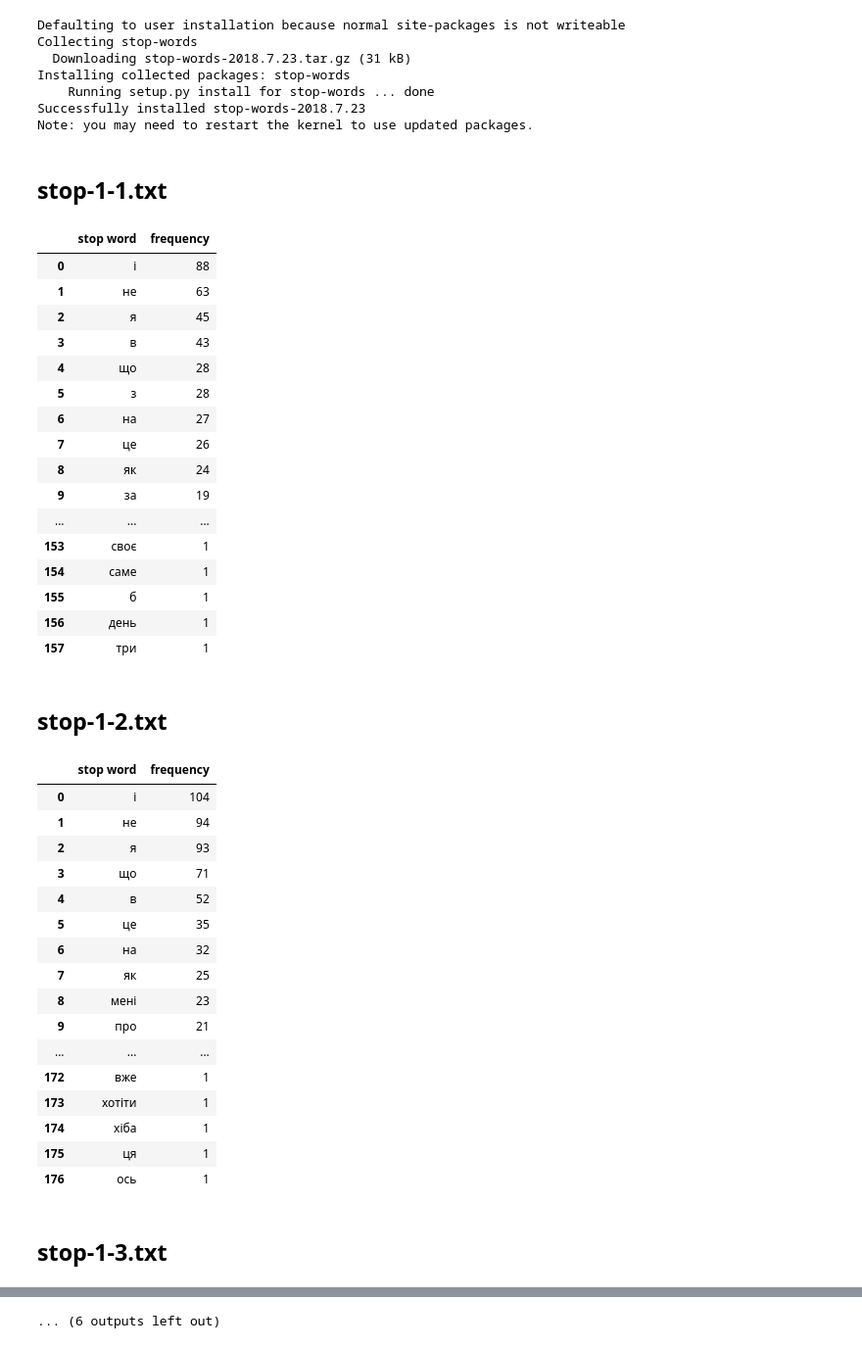
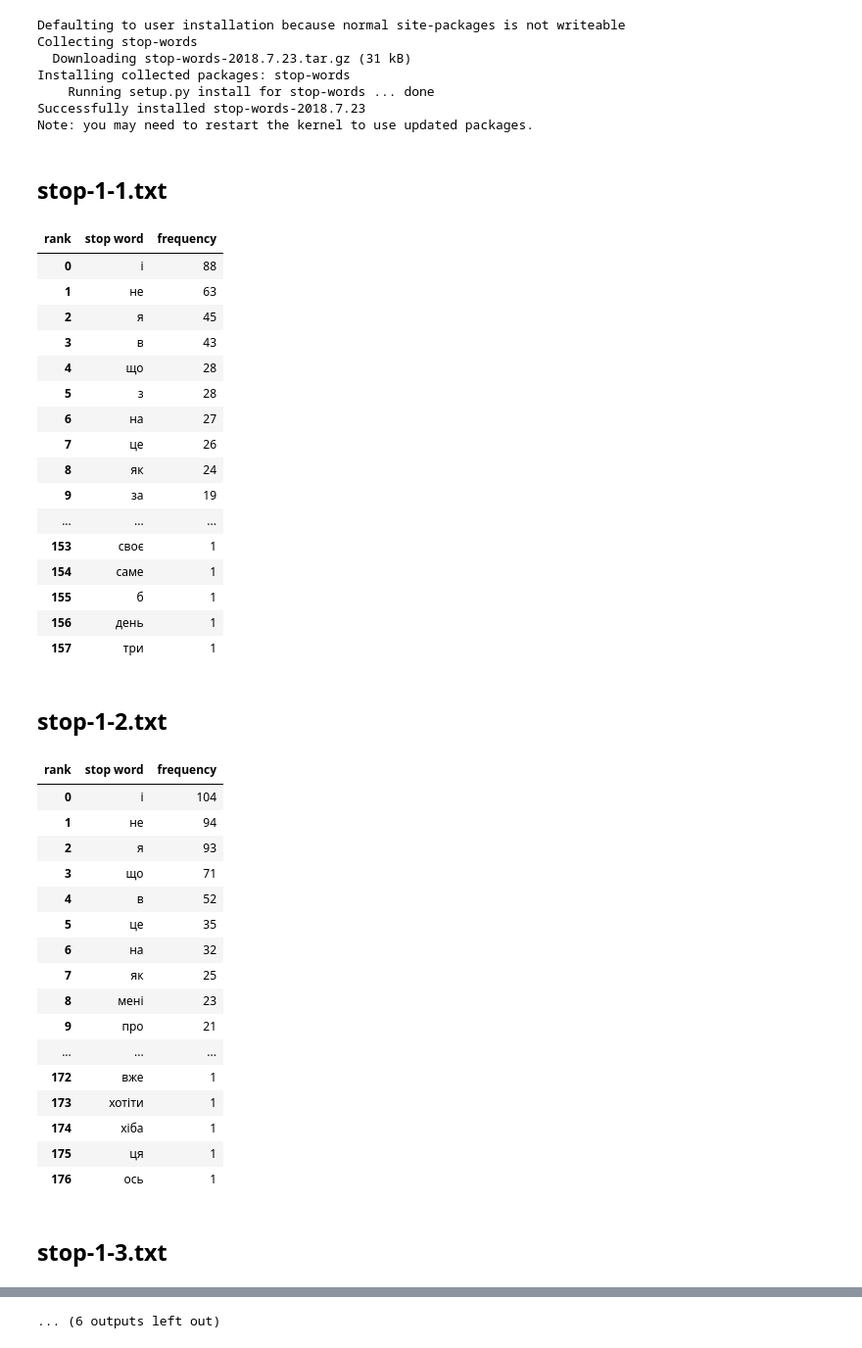
Before and after one commit to LanaVoronchuk/ukrainian-word-mood, a Jupyter notebook: stop-words/Stop_Words.ipynb, the cells around one changed output, grey strips where cells are left out. Shown at 98% size. Drawn from its saved outputs; the diff is of its cells as text; code cells hidden in the pictures.

```diff
--- a/stop-words/Stop_Words.ipynb
+++ b/stop-words/Stop_Words.ipynb
@@ -52,21 +52,25 @@ def count_words(text):
 # %%
 import os
 
 DATAIDIR = "./data"
 files = [file for file in os.listdir(DATAIDIR) if file.endswith(".txt")]
 files.sort()
 
 for filename in files:
     display(HTML(f'<h2>{filename}</h2>'))
     with open(f'{DATAIDIR}/{filename}') as f:
-        text = f.read()
-        text = text.lower()
-        d(count_words(text).most_common(), columns=["stop word", "frequency"])
+        text = f.read().lower()
+        data = count_words(text).most_common()
+
+        df = pd.DataFrame(data, columns=['stop word', 'frequency'])
+        df.columns.name = 'rank'
+
+        display(df)
 
     print()
 # %% [output]
 stop-1-1.txt
-|  | stop word | frequency |
+| rank | stop word | frequency |
 | 0 | і | 88 |
 | 1 | не | 63 |
 | 2 | я | 45 |
@@ -84,7 +88,7 @@ stop-1-1.txt
 | 156 | день | 1 |
 | 157 | три | 1 |
 stop-1-2.txt
-|  | stop word | frequency |
+| rank | stop word | frequency |
 | 0 | і | 104 |
 | 1 | не | 94 |
 | 2 | я | 93 |
```
Also changed, not shown: parts of 1 cell of this notebook.
